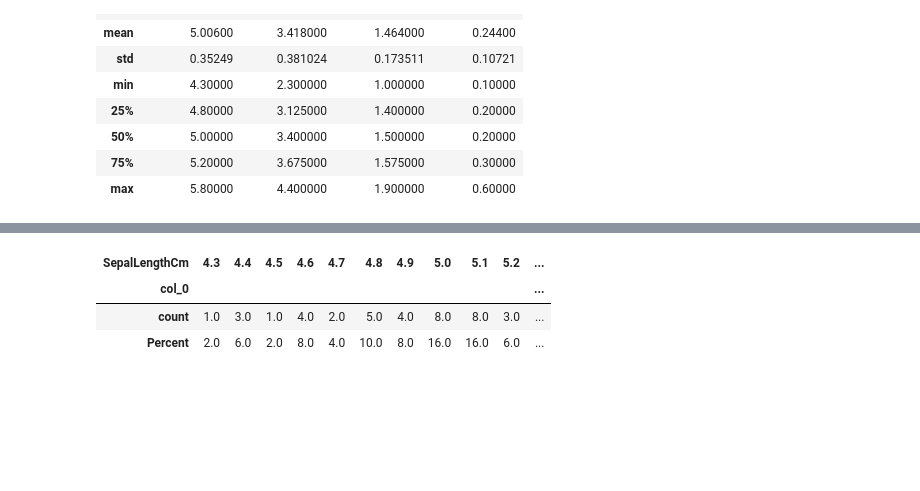
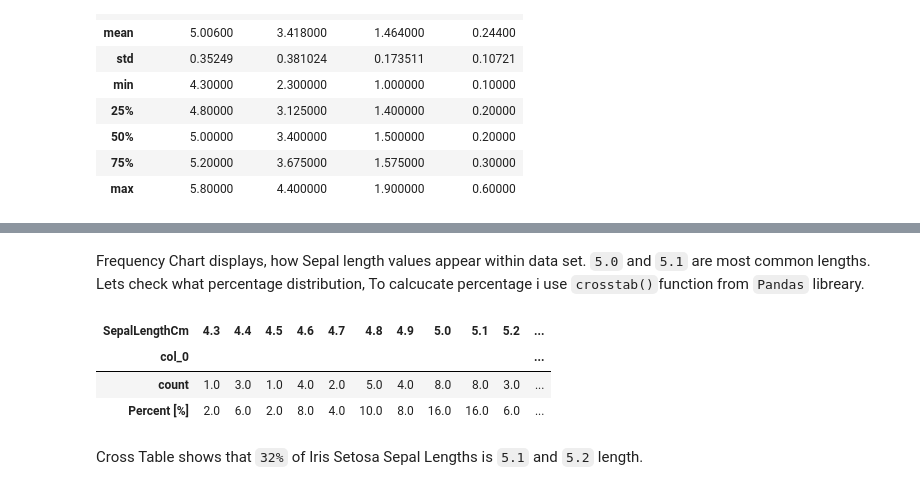
Before and after one commit to Slawak1/pands-project, a Jupyter notebook: IrisProject2019.ipynb, the cells around one changed output, grey strips where cells are left out. Saved outputs shown, nothing was run; the diff lists cells and outputs as text; code cells hidden in the pictures; blank space fills up the shorter version.

```diff
--- a/IrisProject2019.ipynb
+++ b/IrisProject2019.ipynb
@@ -37,8 +37,8 @@ import pandas as pd
 import matplotlib.pyplot as plt
 import numpy as np
 
-data = pd.read_csv('iris.csv')
-print(data.shape)
+data = pd.read_csv('Iris.csv')
+data.shape
 # %% [output]
 (150, 6)
 # %% [markdown]
@@ -160,12 +235,24 @@ Cross Table from `Pandas` libreary shows percentage distribution for each Sepal
+# %% [markdown]
+Frequency Chart displays, how Sepal length values appear within data set. `5.0` and `5.1` are most common lengths. Lets check what percentage distribution,
+To calcucate percentage i use `crosstab()`function from `Pandas` libreary.
 # %%
 # comments to add
 crossTable = pd.crosstab(index=dfSetosa['SepalLengthCm'], columns = 'count', )
-s_counts=np.sum(s_counts)
+
+# s_counts holds number of all ++++ in table. We
+#s_counts=np.sum(s_counts)
+sepalLengthNo, sepalWidthNo,petalLengthNo, petalWidthNo, speciesNo = dfSetosa.count()
+
+#For better wiev I transpose table
 crossTable = crossTable.T
-crossTable.loc['Percent'] = (crossTable.loc['count']/s_counts)*100
+
+# statement below add new row 'Percent' with calculated field
+crossTable.loc['Percent [%]'] = (crossTable.loc['count']/sepalLengthNo)*100
 crossTable
 # %% [output]
 | SepalLengthCm | 4.3 | 4.4 | 4.5 | 4.6 | 4.7 | 4.8 | 4.9 | 5.0 | 5.1 | 5.2 | ... |
 | col_0 |  |  |  |  |  |  |  |  |  |  | ... |
 | count | 1.0 | 3.0 | 1.0 | 4.0 | 2.0 | 5.0 | 4.0 | 8.0 | 8.0 | 3.0 | ... |
-| Percent | 2.0 | 6.0 | 2.0 | 8.0 | 4.0 | 10.0 | 8.0 | 16.0 | 16.0 | 6.0 | ... |
+| Percent [%] | 2.0 | 6.0 | 2.0 | 8.0 | 4.0 | 10.0 | 8.0 | 16.0 | 16.0 | 6.0 | ... |
+# %% [markdown]
+Cross Table shows that `32%` of Iris Setosa Sepal Lengths is `5.1` and `5.2` length.
```
Also changed, not shown: parts of 17 cells of this notebook.
